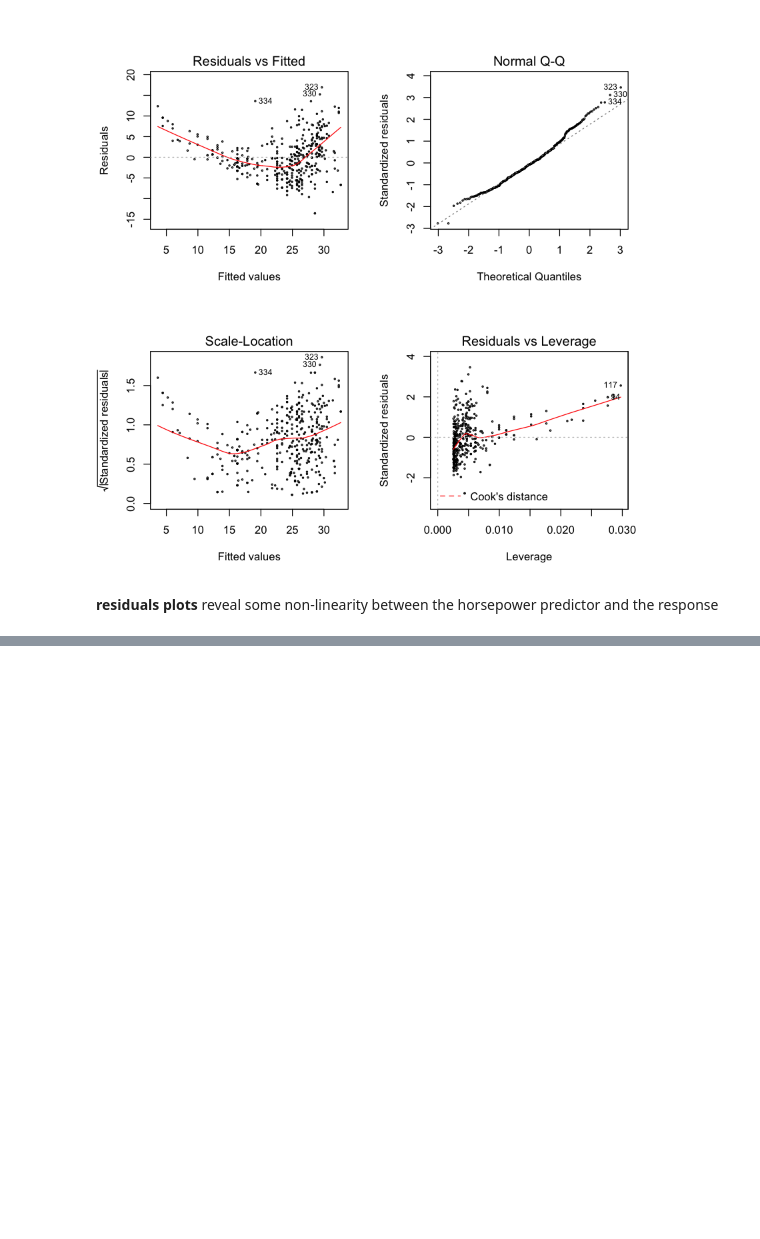
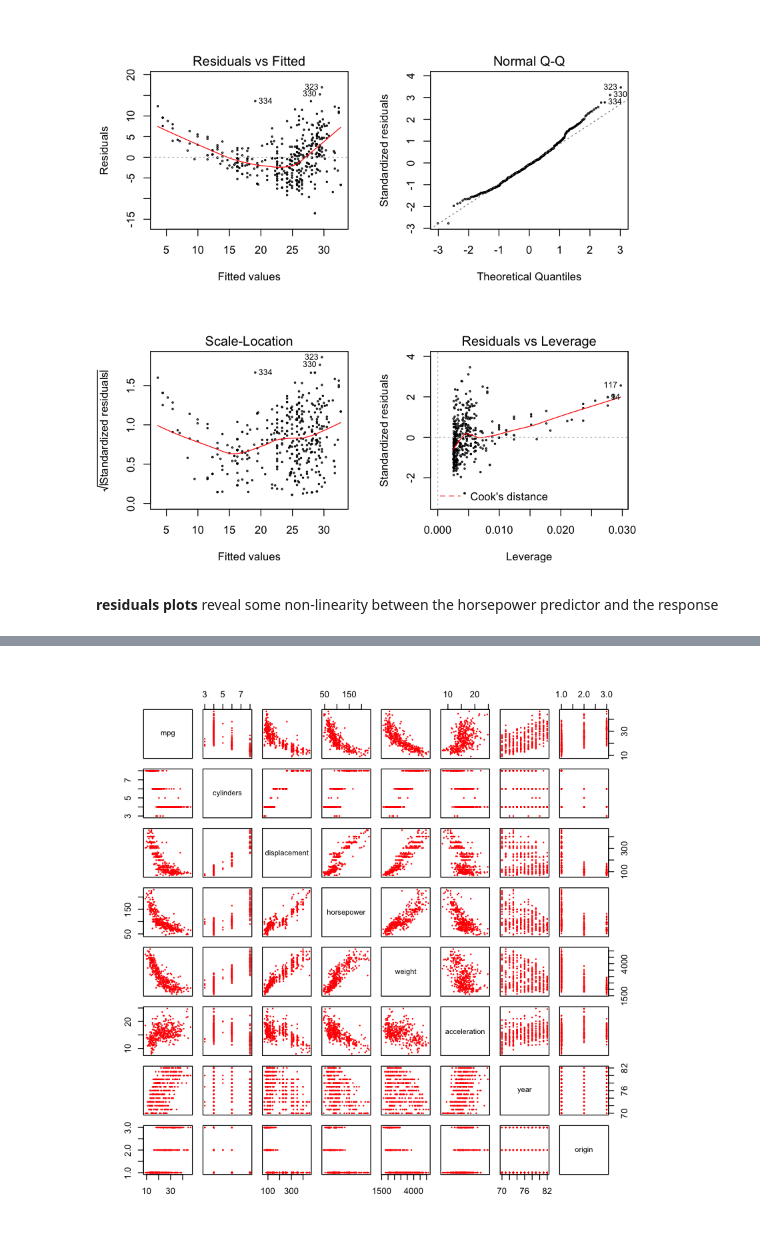
Before and after one commit to slzdevsnp/learn, a Jupyter notebook: tibshirani/ch3-LinearRegression/ch3-ex-applied.ipynb, the cells around one changed output, grey strips where cells are left out. Cells and saved outputs as stored; diff of their text form; code cells hidden in the pictures; blank space fills up the shorter version.

```diff
--- a/tibshirani/ch3-LinearRegression/ch3-ex-applied.ipynb
+++ b/tibshirani/ch3-LinearRegression/ch3-ex-applied.ipynb
@@ -79,0 +104,3 @@ plot(lmfit1, cex=0.3)
+# %%
+Auto<-read.csv("../data/Auto.csv", header=T, na.strings="?")
+str(Auto)
@@ -79,0 +118,5 @@ plot(lmfit1, cex=0.3)
+# %%
+#9.(a)
+pairs(Auto[,1:8], cex=0.2, col='red')
+# %% [output]
+[figure, added]
```
Also changed, not shown: parts of 61 cells of this notebook, 1 other file.
